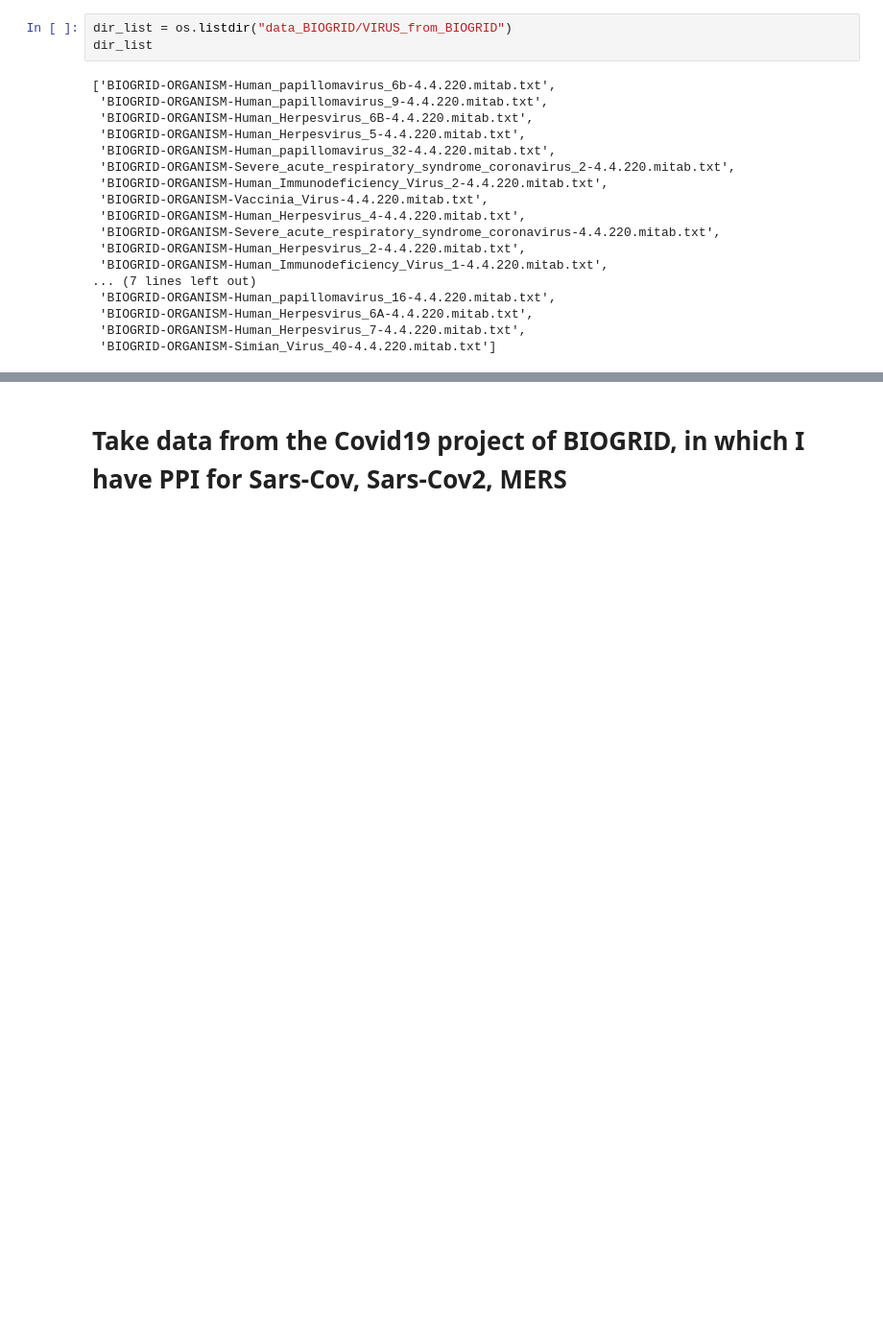
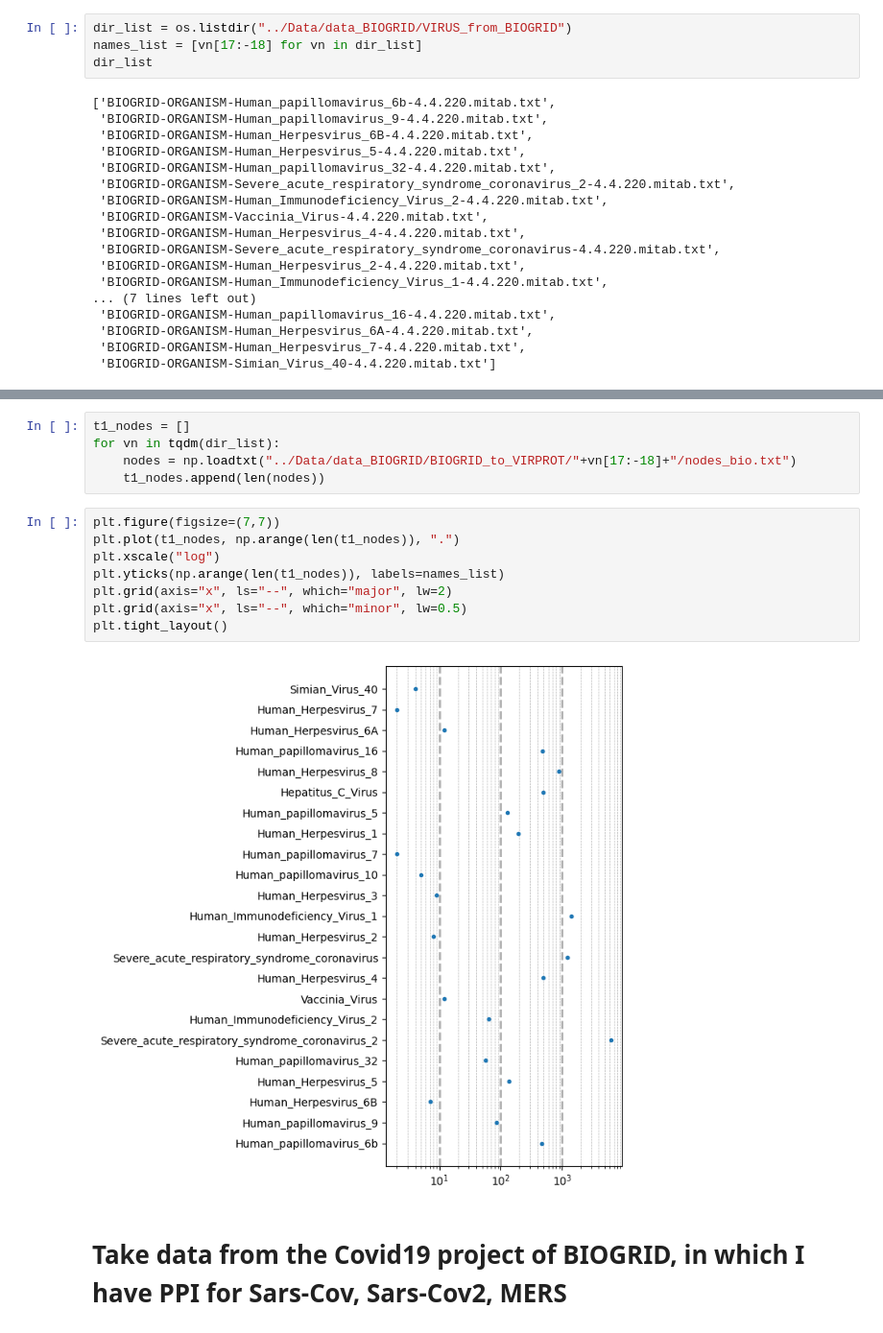
Before and after one commit to francescozambelli/OncoVirus_SarsCov2, a Jupyter notebook: BIOGRID_reading.ipynb, the cells around one changed output, grey strips where cells are left out. Shown: that part at 96% size. Drawn from its saved outputs; the diff is of its cells as text; blank space fills up the shorter version.

```diff
--- a/BIOGRID_reading.ipynb
+++ b/BIOGRID_reading.ipynb
@@ -11,7 +12,8 @@ I will save all this file in the BIOGRID_to_VIRPROT.
 # %% [markdown]
 # From BIOGRID interaction file for human viruses, exctract list of human proteins directly targeted by the viruses
 # %%
-dir_list = os.listdir("data_BIOGRID/VIRUS_from_BIOGRID")
+dir_list = os.listdir("../Data/data_BIOGRID/VIRUS_from_BIOGRID")
+names_list = [vn[17:-18] for vn in dir_list]
 dir_list
 # %% [output]
 ['BIOGRID-ORGANISM-Human_papillomavirus_6b-4.4.220.mitab.txt',
@@ -72,3 +100,18 @@ for vn in tqdm(dir_list):
+# %%
+t1_nodes = []
+for vn in tqdm(dir_list):
+    nodes = np.loadtxt("../Data/data_BIOGRID/BIOGRID_to_VIRPROT/"+vn[17:-18]+"/nodes_bio.txt")
+    t1_nodes.append(len(nodes))
+# %%
+plt.figure(figsize=(7,7))
+plt.plot(t1_nodes, np.arange(len(t1_nodes)), ".")
+plt.xscale("log")
+plt.yticks(np.arange(len(t1_nodes)), labels=names_list)
+plt.grid(axis="x", ls="--", which="major", lw=2)
+plt.grid(axis="x", ls="--", which="minor", lw=0.5)
+plt.tight_layout()
+# %% [output]
+[figure, added]
 # %% [markdown]
 # Take data from the Covid19 project of BIOGRID, in which I have PPI for Sars-Cov, Sars-Cov2, MERS
 # %%
```
Also changed, not shown: parts of 27 cells of this notebook, 4 other files.
